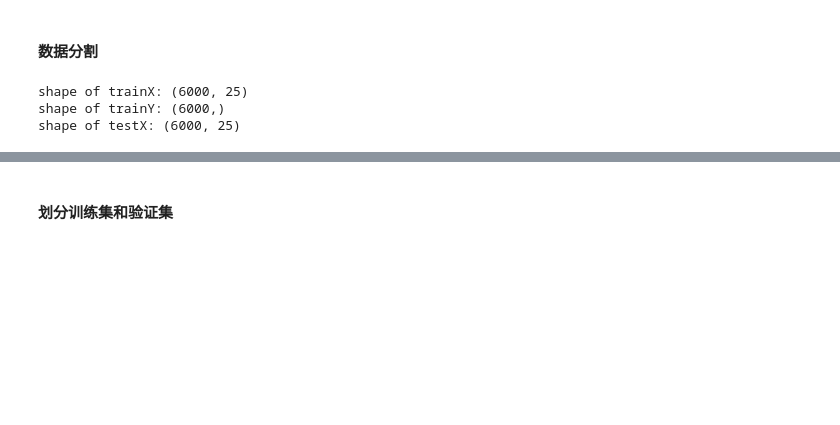
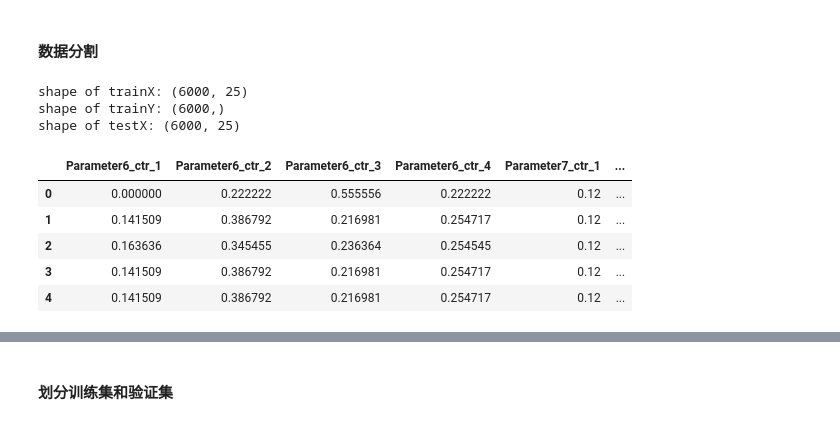
Before and after one commit to wjq8421/MLNote, a Jupyter notebook: 人工智能课程/DF/Untitled.ipynb, the cells around one changed output, grey strips where cells are left out. Saved outputs shown, nothing was run; the diff lists cells and outputs as text; code cells hidden in the pictures; blank space fills up the shorter version.

```diff
--- a/人工智能课程/DF/Untitled.ipynb
+++ b/人工智能课程/DF/Untitled.ipynb
@@ -336,3 +336,13 @@ print('shape of testX:', testX.shape)
 shape of trainX: (6000, 25)
 shape of trainY: (6000,)
 shape of testX: (6000, 25)
+# %%
+trainX.drop(['Parameter6', 'Parameter7', 'Parameter8', 'Parameter9', 'Parameter10'], axis=1, inplace=True)
+trainX.head()
+# %% [output]
+|  | Parameter6_ctr_1 | Parameter6_ctr_2 | Parameter6_ctr_3 | Parameter6_ctr_4 | Parameter7_ctr_1 | ... |
+| 0 | 0.000000 | 0.222222 | 0.555556 | 0.222222 | 0.12 | ... |
+| 1 | 0.141509 | 0.386792 | 0.216981 | 0.254717 | 0.12 | ... |
+| 2 | 0.163636 | 0.345455 | 0.236364 | 0.254545 | 0.12 | ... |
+| 3 | 0.141509 | 0.386792 | 0.216981 | 0.254717 | 0.12 | ... |
+| 4 | 0.141509 | 0.386792 | 0.216981 | 0.254717 | 0.12 | ... |
```
Also changed, not shown: parts of 3 cells of this notebook, 4 other files.
